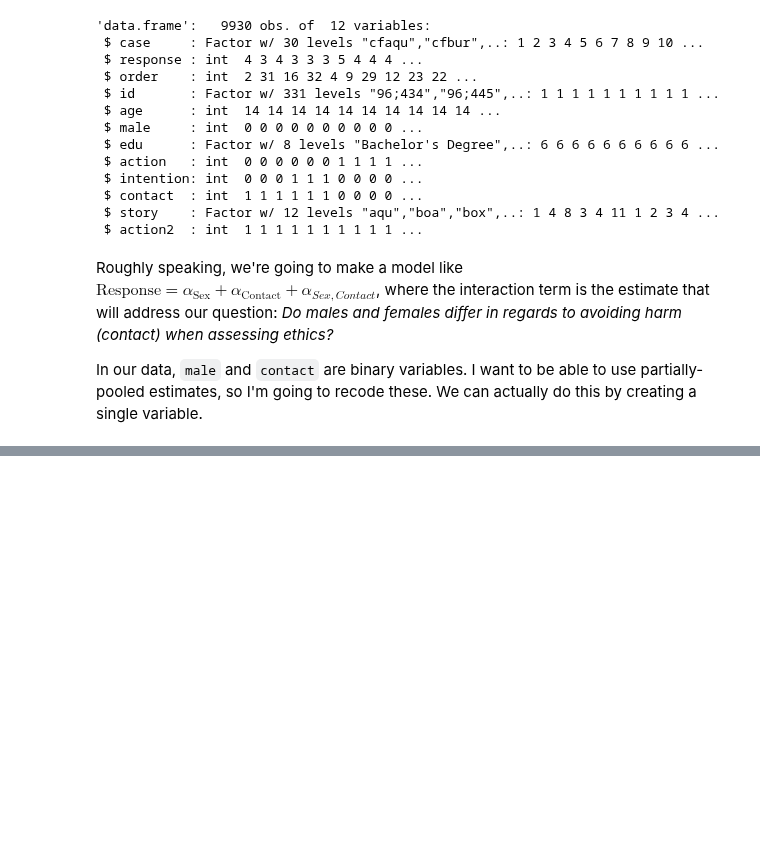
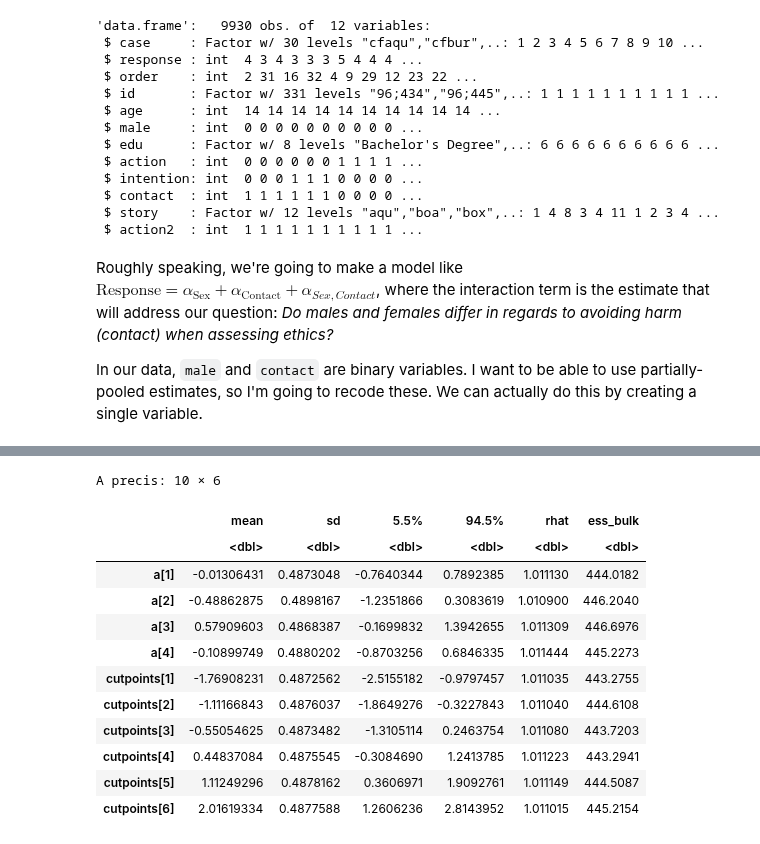
Before and after one commit to nicklausmillican/StatisticalRethinkingIISolutions, a Jupyter notebook: StatisticalRethinkingSolutions2_Ch12.ipynb, the cells around one changed output, grey strips where cells are left out. Saved outputs shown, nothing was run; the diff lists cells and outputs as text; code cells hidden in the pictures; blank space fills up the shorter version.

```diff
--- a/StatisticalRethinkingSolutions2_Ch12.ipynb
+++ b/StatisticalRethinkingSolutions2_Ch12.ipynb
@@ -1311,0 +1436,16 @@ Since `response` is an ordered categorical variable, we need to reflect this in
+# %%
+precis(m, depth=2)
+# %% [output]
+A precis: 10 × 6
+|  | mean | sd | 5.5% | 94.5% | rhat | ess_bulk |
+|  | <dbl> | <dbl> | <dbl> | <dbl> | <dbl> | <dbl> |
+| a[1] | -0.01306431 | 0.4873048 | -0.7640344 | 0.7892385 | 1.011130 | 444.0182 |
+| a[2] | -0.48862875 | 0.4898167 | -1.2351866 | 0.3083619 | 1.010900 | 446.2040 |
+| a[3] | 0.57909603 | 0.4868387 | -0.1699832 | 1.3942655 | 1.011309 | 446.6976 |
+| a[4] | -0.10899749 | 0.4880202 | -0.8703256 | 0.6846335 | 1.011444 | 445.2273 |
+| cutpoints[1] | -1.76908231 | 0.4872562 | -2.5155182 | -0.9797457 | 1.011035 | 443.2755 |
+| cutpoints[2] | -1.11166843 | 0.4876037 | -1.8649276 | -0.3227843 | 1.011040 | 444.6108 |
+| cutpoints[3] | -0.55054625 | 0.4873482 | -1.3105114 | 0.2463754 | 1.011080 | 443.7203 |
+| cutpoints[4] | 0.44837084 | 0.4875545 | -0.3084690 | 1.2413785 | 1.011223 | 443.2941 |
+| cutpoints[5] | 1.11249296 | 0.4878162 | 0.3606971 | 1.9092761 | 1.011149 | 444.5087 |
+| cutpoints[6] | 2.01619334 | 0.4877588 | 1.2606236 | 2.8143952 | 1.011015 | 445.2154 |
```
Also changed, not shown: parts of 10 cells of this notebook.
